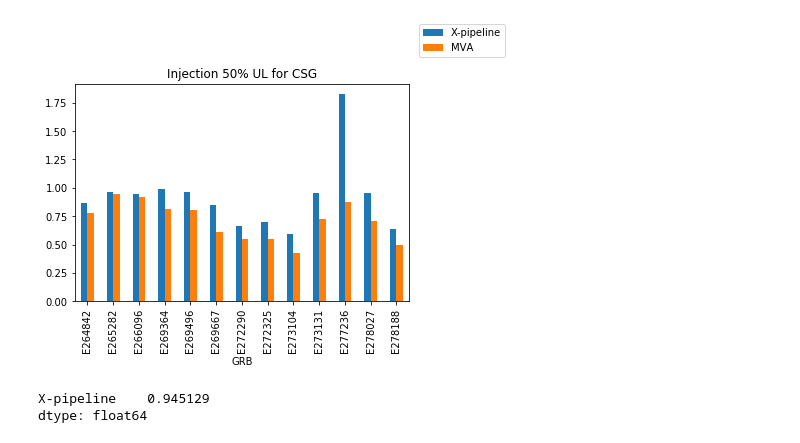
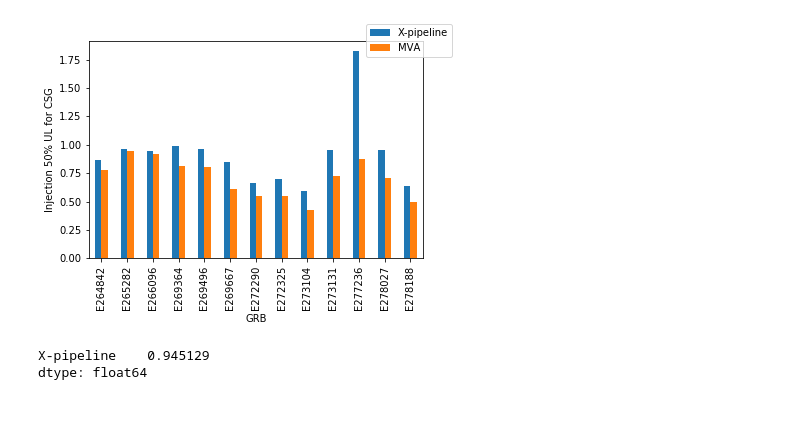
Before and after one commit to idorrington92/thesis, a Jupyter notebook: MVA_thesis_plots.ipynb, the cells around one changed output. Cells and saved outputs as stored; diff of their text form; code cells hidden in the pictures; blank space fills up the shorter version.

```diff
--- a/MVA_thesis_plots.ipynb
+++ b/MVA_thesis_plots.ipynb
@@ -26,13 +29,14 @@ fig = plot.get_figure()
 # %%
 plot_df = pd.concat([x_sgc, mva_sgc],axis=1)
 # %%
-plot = plot_df.plot(kind='bar',title="Injection 50% UL for CSG")
-plot.legend(bbox_to_anchor=(1.3, 1.3))
+plot = plot_df.plot(kind='bar')
+plot.set_ylabel("Injection 50% UL for CSG")
+plot.legend(bbox_to_anchor=(1.1, 1.1))
 fig = plot.get_figure()
 
 #fig.savefig(fd+"/"+args.page_name[0]+".png",bbox_inches='tight')
 # %% [output]
-[figure, old version]
+[figure, new version]
 # %%
 x_sgc.median(axis=0)
 # %% [output]
```
Also changed, not shown: parts of 3 cells of this notebook, 17 other files.
